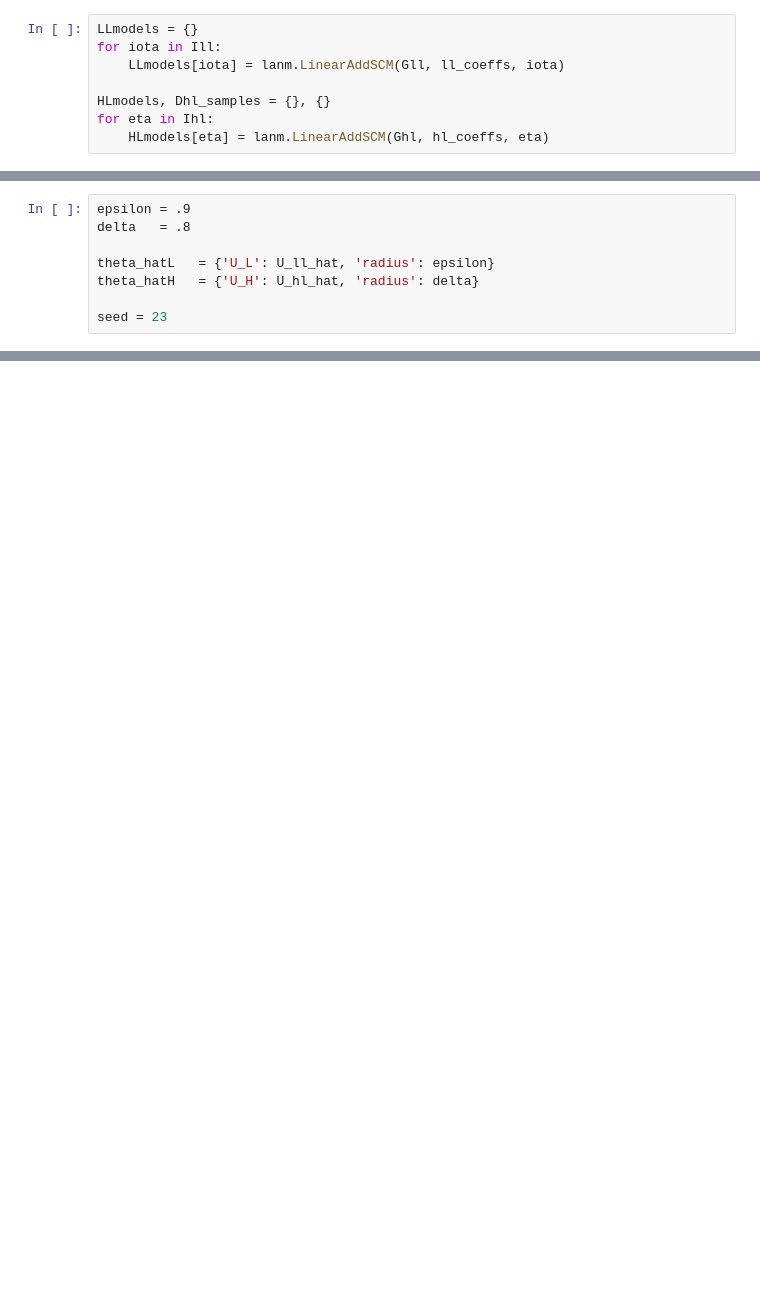
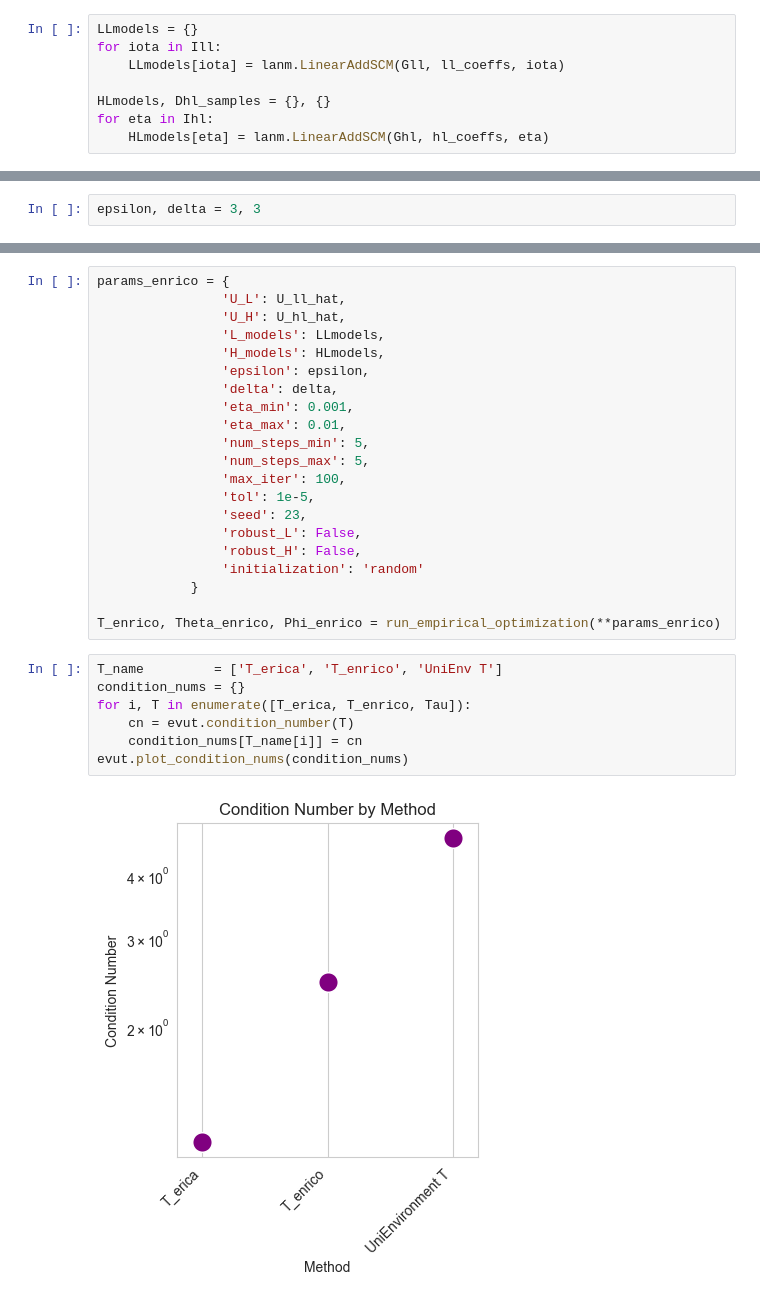
Before and after one commit to yfelekis/DiRoCA, a Jupyter notebook: erica_empirical_optimisation.ipynb, the cells around one changed output, grey strips where cells are left out. Cells and saved outputs as stored; diff of their text form; blank space fills up the shorter version.

```diff
--- a/erica_empirical_optimisation.ipynb
+++ b/erica_empirical_optimisation.ipynb
@@ -279,8 +84,0 @@ def run_empirical_optimization(theta_hatL, theta_hatH, initial_theta,
-# %%
-epsilon = .9
-delta   = .8
-
-theta_hatL   = {'U_L': U_ll_hat, 'radius': epsilon}
-theta_hatH   = {'U_H': U_hl_hat, 'radius': delta}
-
-seed = 23
@@ -442,0 +165,2 @@ print("Optimized Phi:", Phi)
+# %%
+epsilon, delta = 3, 3
@@ -442,0 +195,30 @@ print("Optimized Phi:", Phi)
+# %%
+params_enrico = {
+                'U_L': U_ll_hat,
+                'U_H': U_hl_hat,
+                'L_models': LLmodels,
+                'H_models': HLmodels,
+                'epsilon': epsilon,
+                'delta': delta,
+                'eta_min': 0.001,
+                'eta_max': 0.01,
+                'num_steps_min': 5,
+                'num_steps_max': 5,
+                'max_iter': 100,
+                'tol': 1e-5,
+                'seed': 23,
+                'robust_L': False,
+                'robust_H': False,
+                'initialization': 'random'
+            }
+
+T_enrico, Theta_enrico, Phi_enrico = run_empirical_optimization(**params_enrico)
+# %%
+T_name         = ['T_erica', 'T_enrico', 'UniEnv T']
+condition_nums = {}
+for i, T in enumerate([T_erica, T_enrico, Tau]):
+    cn = evut.condition_number(T)
+    condition_nums[T_name[i]] = cn
+evut.plot_condition_nums(condition_nums)
+# %% [output]
+[figure, added]
```
Also changed, not shown: parts of 28 cells of this notebook, 15 other files.
